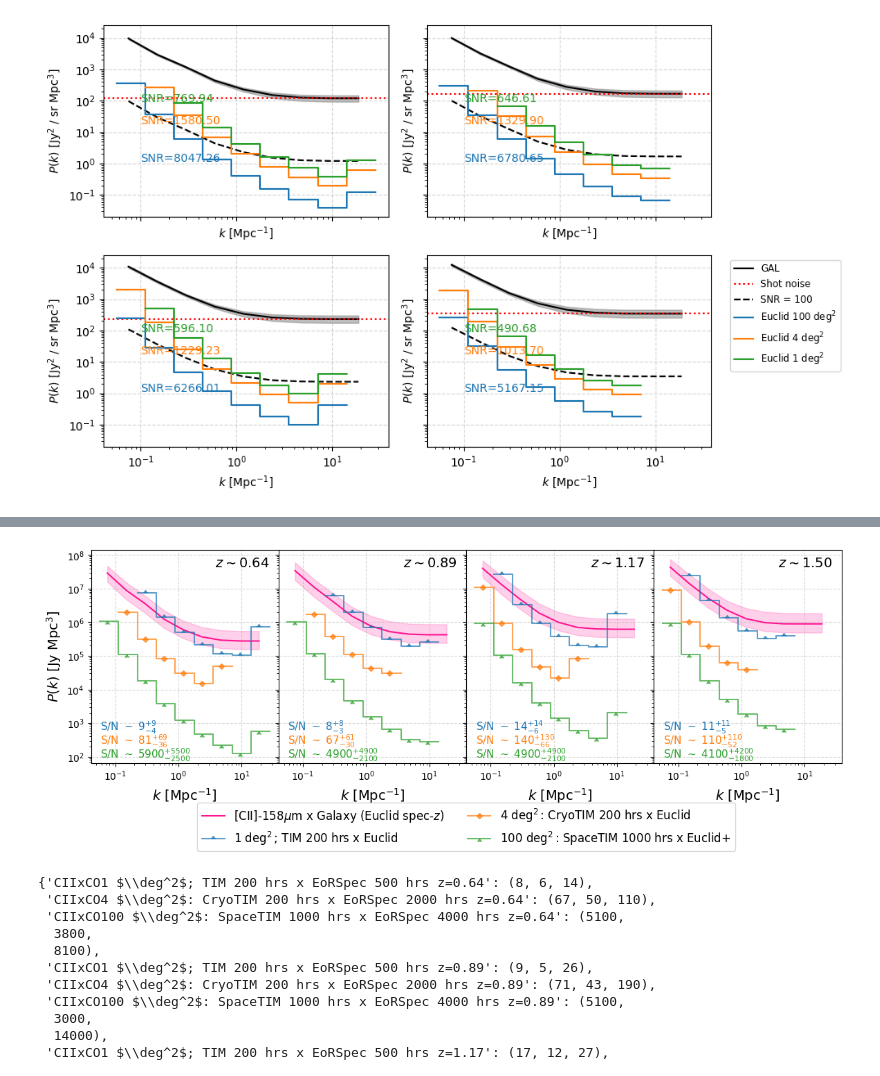
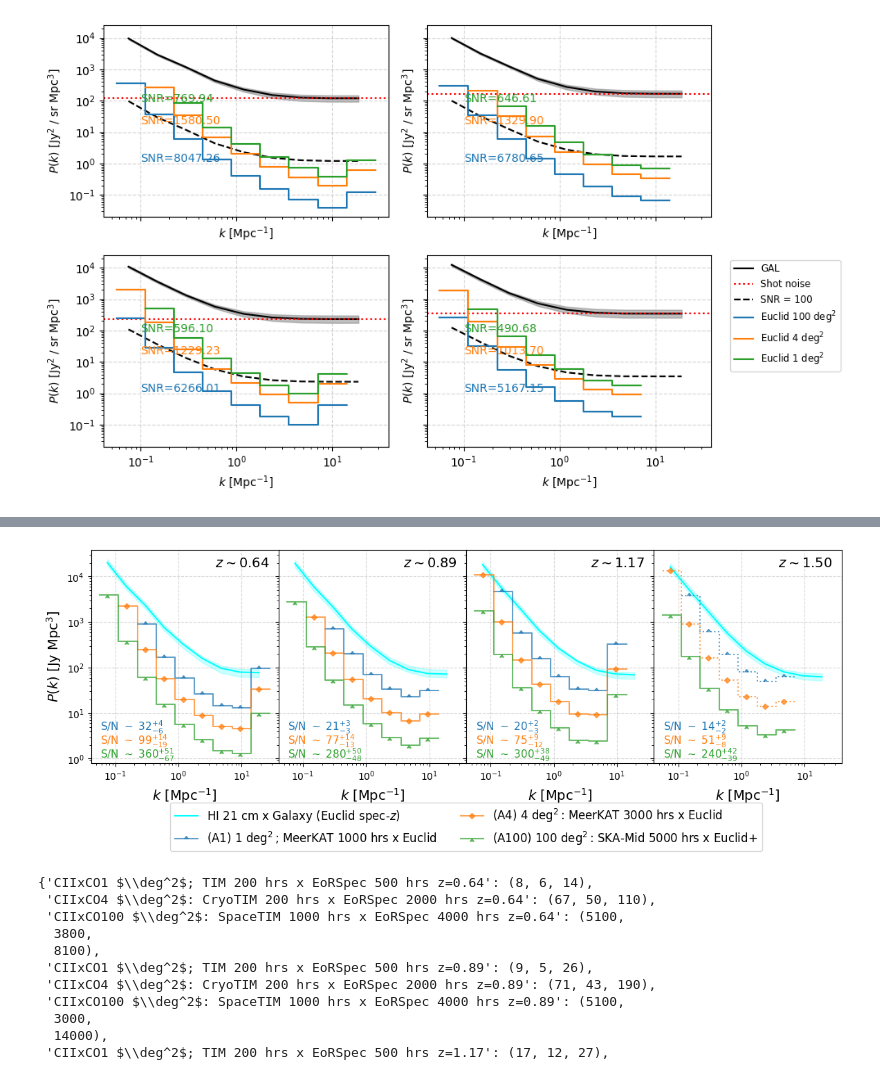
Before and after one commit to shubhagrawal30/crossLIM, a Jupyter notebook: simim/noise.ipynb, the cells around one changed output, grey strips where cells are left out. Cells and saved outputs as stored; diff of their text form; code cells hidden in the pictures.

```diff
--- a/simim/noise.ipynb
+++ b/simim/noise.ipynb
@@ -1726,9 +1710,9 @@ with open('GALexps.pkl', 'wb') as f:
 import pickle
 cross_exps = {}
 
-# kind = 'HI'
+kind = 'HI'
 # kind = 'CO'
-kind = 'CII'
+# kind = 'CII'
 
 with open(f'./outs/{kind}exps.pkl', 'rb') as f:
     CIIexps = pickle.load(f)
@@ -1743,9 +1727,9 @@ dict_keys(['PTIM_1', 'TIM_NG', 'SpTIM_100'])
 dict_keys(['Euclid_100', 'Euclid_4', 'Euclid_1'])
 # %%
-combos = [
-    ('PTIM_1', 'Euclid_1'),
-    ('TIM_NG', 'Euclid_4'),
-    ('SpTIM_100', 'Euclid_100')]
+# combos = [
+#     ('PTIM_1', 'Euclid_1'),
+#     ('TIM_NG', 'Euclid_4'),
+#     ('SpTIM_100', 'Euclid_100')]
 
 # combos = [
 #     ('DSS-EoRSpec', 'Euclid_1'),
@@ -1757,10 +1741,10 @@ combos = [
 #     ('PTIM_1_Nmodes_ones', 'Euclid_1'),
 #     ]
 
-# combos = [
-#     ('MeerKAT_1_1000', 'Euclid_1'),
-#     ('MeerKAT_4_3000', 'Euclid_4'),
-#     ('SKA-Mid_100_5000', 'Euclid_100')]
+combos = [
+    ('MeerKAT_1_1000', 'Euclid_1'),
+    ('MeerKAT_4_3000', 'Euclid_4'),
+    ('SKA-Mid_100_5000', 'Euclid_100')]
 
 bands = ['SW', 'SW', 'LW', 'LW']
 
@@ -1830,23 +1814,23 @@ PSCOLOR = ['cyan', 'deeppink', 'orange']['HI CII CO'.split().index(kind)]
 markers = [10, 'D', 6]
 linelabel = r'HI 21 cm' if kind == 'HI' else (r'[CII]-158$\mu$m' if kind == 'CII' else r'CO($5\rightarrow4$) or CO($4\rightarrow3$)')
 
-labels = [
-    r"1 $\deg^2$; TIM 200 hrs x Euclid",
-    r"4 $\deg^2$: CryoTIM 200 hrs x Euclid",
-    r"100 $\deg^2$: SpaceTIM 1000 hrs x Euclid+"
-]
-
 # labels = [
-#     r"1 $\deg^2$; DSS-EoRSpec 500 hrs x Euclid",
-#     r"4 $\deg^2$: 7OT-EoRSpec 2000 hrs x Euclid",
-#     r"100 $\deg^2$: OCS-EoRSpec 2000 hrs x Euclid+"
+#     r"(A1) 1 $\deg^2$; TIM 200 hrs x Euclid",
+#     r"(A4) 4 $\deg^2$: CryoTIM 200 hrs x Euclid",
+#     r"(A100) 100 $\deg^2$: SpaceTIM 1000 hrs x Euclid+"
 # ]
 
 # labels = [
-#     r"1 $\deg^2$; MeerKAT 1000 hrs x Euclid",
-#     r"4 $\deg^2$: MeerKAT 3000 hrs x Euclid",
-#     r"100 $\deg^2$: SKA-Mid 5000 hrs x Euclid+"
+#     r"(A1) 1 $\deg^2$; DSS-EoRSpec 500 hrs x Euclid",
+#     r"(A4) 4 $\deg^2$: 7OT-EoRSpec 2000 hrs x Euclid",
+#     r"(A100) 100 $\deg^2$: OCS-EoRSpec 2000 hrs x Euclid+"
 # ]
+
+labels = [
+    r"(A1) 1 $\deg^2$; MeerKAT 1000 hrs x Euclid",
+    r"(A4) 4 $\deg^2$: MeerKAT 3000 hrs x Euclid",
+    r"(A100) 100 $\deg^2$: SKA-Mid 5000 hrs x Euclid+"
+]
 
 # labels = [
 #     r"1 $\deg^2$; PTIM 200 hrs x Euclid",
@@ -1866,34 +1850,34 @@ for i, ax in enumerate(axs):
     ax.plot(KSs[i][1:-1], psCIIxCOmedian[i], color=PSCOLOR, label=linelabel + r' x Galaxy (Euclid spec-$z$)')
 
     for j, exp in enumerate(cross_exps.values()):
         linestyle = 'solid'
         if i == 3:
             # do not plot MeerKAT curves
             if 'MeerKAT' in labels[j]:
                 linestyle = 'dotted'
         KSs_exp, psCIIxCO_exp, Pstd_exp, Nmodes_exp, Pn1_exp, Pn2_exp, label = exp
         _ = ax.step(KSs_exp[i][1:-1], Pstd_exp[i], where='mid', label=labels[j], \
             marker=markers[j], markersize=4, alpha=0.7, color=f'C{j}', linestyle=linestyle)
         SNR = psCIIxCO_exp[i] / Pstd_exp[i]
         SNRlow, SNRhigh = pslow[i] / Pstd_exp[i], psup[i] / Pstd_exp[i]
         SNR, SNRlow, SNRhigh = np.nansum(SNR), np.nansum(SNRlow), np.nansum(SNRhigh)
         SNRlow, SNRhigh = SNR - SNRlow, SNRhigh - SNR
         SNR, SNRlow, SNRhigh = [int(float('%.2g' % s)) if 1e1 else "%s" % float('%.2g' % s) for s in (SNR, SNRlow, SNRhigh)]
 
         # all_snrs[f"HIxGAL" + labels[j] + f" z={Z_MODELING[i]:.2f}"] = (SNR, SNRlow, SNRhigh)
 
         snrtext = r'S/N $\sim$ ' + f'{SNR}' + f'$_{{-{SNRlow}}}^{{+{SNRhigh}}}$'
         ax.text(.05, .15-.065*j, snrtext, color=f'C{j}', transform=ax.transAxes, fontsize=11)
     ax.text(.95, .92, r'$z \sim$' f'{Z_MODELING[i]:.2f}', transform=ax.transAxes, horizontalalignment='right', fontsize=14)
 
 axs[0].legend(bbox_to_anchor=(2, -.16), loc='upper center', fontsize=12, ncol=2)
 
 plt.savefig(f"../figs/preds/{kind}xGal.pdf", dpi=300, bbox_inches='tight')
 plt.tight_layout()
 plt.show()
 plt.close()
 # %% [output]
-[figure, old version]
+[figure, new version]
 # %%
 import pickle
 with open('all_snrs.pkl', 'wb') as f:
```
Also changed, not shown: parts of 26 cells of this notebook, 3 other files.
